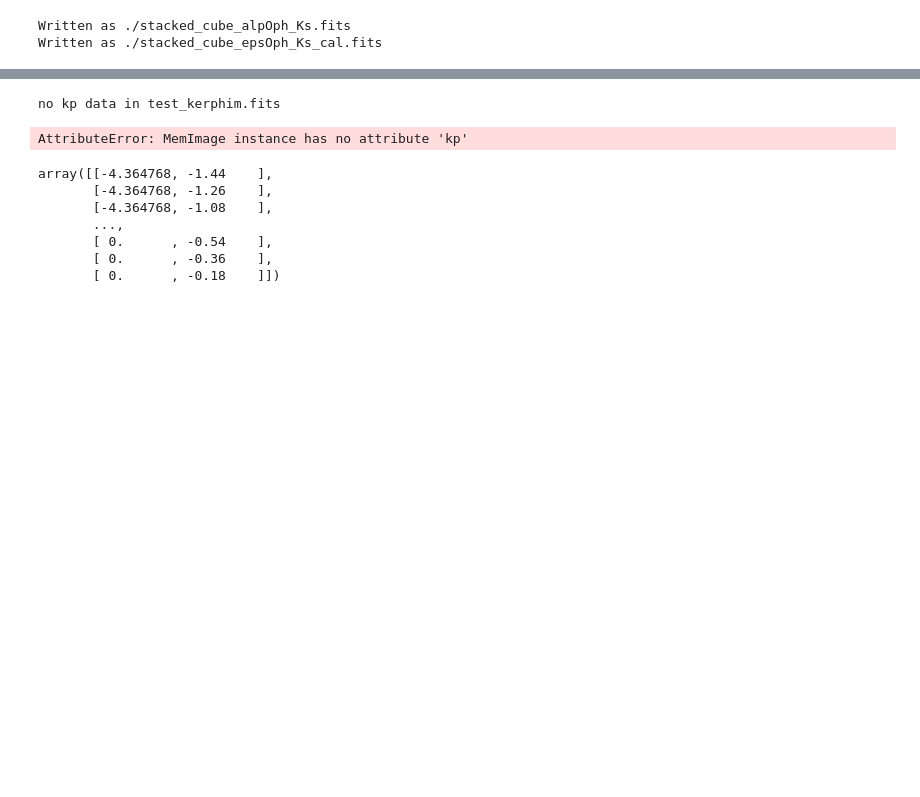
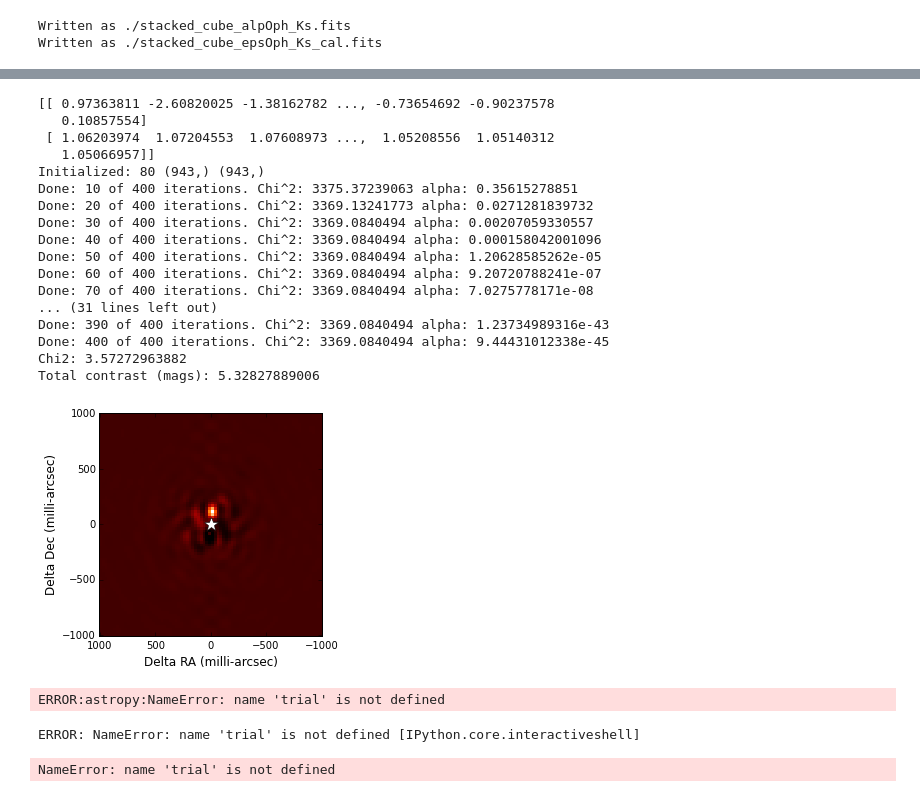
Before and after one commit to benjaminpope/pysco, a Jupyter notebook: analysis.ipynb, the cells around one changed output, grey strips where cells are left out. Saved outputs shown, nothing was run; the diff lists cells and outputs as text; code cells hidden in the pictures; blank space fills up the shorter version.

```diff
--- a/analysis.ipynb
+++ b/analysis.ipynb
@@ -285,45 +291,59 @@ Default FOV assigned: 80 pixels
 Now run it!
 ------------------------------'''
 
 #	imsize -- the size of the image in pixels, needs to match input
 #			  file 'pixel matrix' size
 #	alpha  -- A starting value for the MEM functional multiplier (default=1.0)
 #	gain   -- The servo gain for adjusting alpha to achieve chi^2=1
 #	niter  -- number of iterations
 #	prior  -- as mentioned at the start of this script, the prior
 #			  is used to contrain the flux
 
 
 '''defaults'''
 
 imsize = 80
 alpha = 1.0
 gain = 0.1
 prior = np.ones(imsize**2)/imsize**2.0/50
 niter = 400
-
-trial = MemImage('test_kerphim.fits', niter=niter,imsize=imsize,alpha=alpha,gain=0.1,prior=prior)
-trial.read_data('test_kerphim.fits')
+fname_im = 'kerphim_test.fits'
+# trial.read_data(fname_im)
+trial = MemImage(fname_im, niter=niter,imsize=imsize,alpha=alpha,gain=0.1,prior=prior)
 im = trial.mem_image()
 
 ## the rest is a plot
 plt.imshow(im, interpolation='nearest',cmap=plt.get_cmap('gist_heat'),extent=trial.extent)
 plt.plot(0,0,'w*', ms=15)
 plt.axis(trial.extent)
 plt.xlabel('Delta RA (milli-arcsec)', fontsize='large')
 plt.ylabel('Delta Dec (milli-arcsec)', fontsize='large')
 print "Total contrast (mags): " + str(-2.5*np.log10(np.sum(trial.pm)))
 plt.show()
 # %% [output]
-no kp data in test_kerphim.fits
+[[ 0.97363811 -2.60820025 -1.38162782 ..., -0.73654692 -0.90237578
+   0.10857554]
+ [ 1.06203974  1.07204553  1.07608973 ...,  1.05208556  1.05140312
+   1.05066957]]
+Initialized: 80 (943,) (943,)
+Done: 10 of 400 iterations. Chi^2: 3375.37239063 alpha: 0.35615278851
+Done: 20 of 400 iterations. Chi^2: 3369.13241773 alpha: 0.0271281839732
+Done: 30 of 400 iterations. Chi^2: 3369.0840494 alpha: 0.00207059330557
+Done: 40 of 400 iterations. Chi^2: 3369.0840494 alpha: 0.000158042001096
+Done: 50 of 400 iterations. Chi^2: 3369.0840494 alpha: 1.20628585262e-05
+Done: 60 of 400 iterations. Chi^2: 3369.0840494 alpha: 9.20720788241e-07
+Done: 70 of 400 iterations. Chi^2: 3369.0840494 alpha: 7.0275778171e-08
+... (31 lines left out)
+Done: 390 of 400 iterations. Chi^2: 3369.0840494 alpha: 1.23734989316e-43
+Done: 400 of 400 iterations. Chi^2: 3369.0840494 alpha: 9.44431012338e-45
+Chi2: 3.57272963882
+Total contrast (mags): 5.32827889006
-AttributeError: MemImage instance has no attribute 'kp'
+[figure, added]
-# %%
-kpimobj.uv
-# %% [output]
-array([[-4.364768, -1.44    ],
-       [-4.364768, -1.26    ],
-       [-4.364768, -1.08    ],
-       ...,
-       [ 0.      , -0.54    ],
-       [ 0.      , -0.36    ],
-       [ 0.      , -0.18    ]])
+# %%
+hdulist = pyfits.open(fname_im)
+hdulist[0].shape
+trial.kp2pm
+# %% [output]
+ERROR:astropy:NameError: name 'trial' is not defined
+ERROR: NameError: name 'trial' is not defined [IPython.core.interactiveshell]
+NameError: name 'trial' is not defined
```
Also changed, not shown: parts of 4 cells of this notebook, 2 other files.
